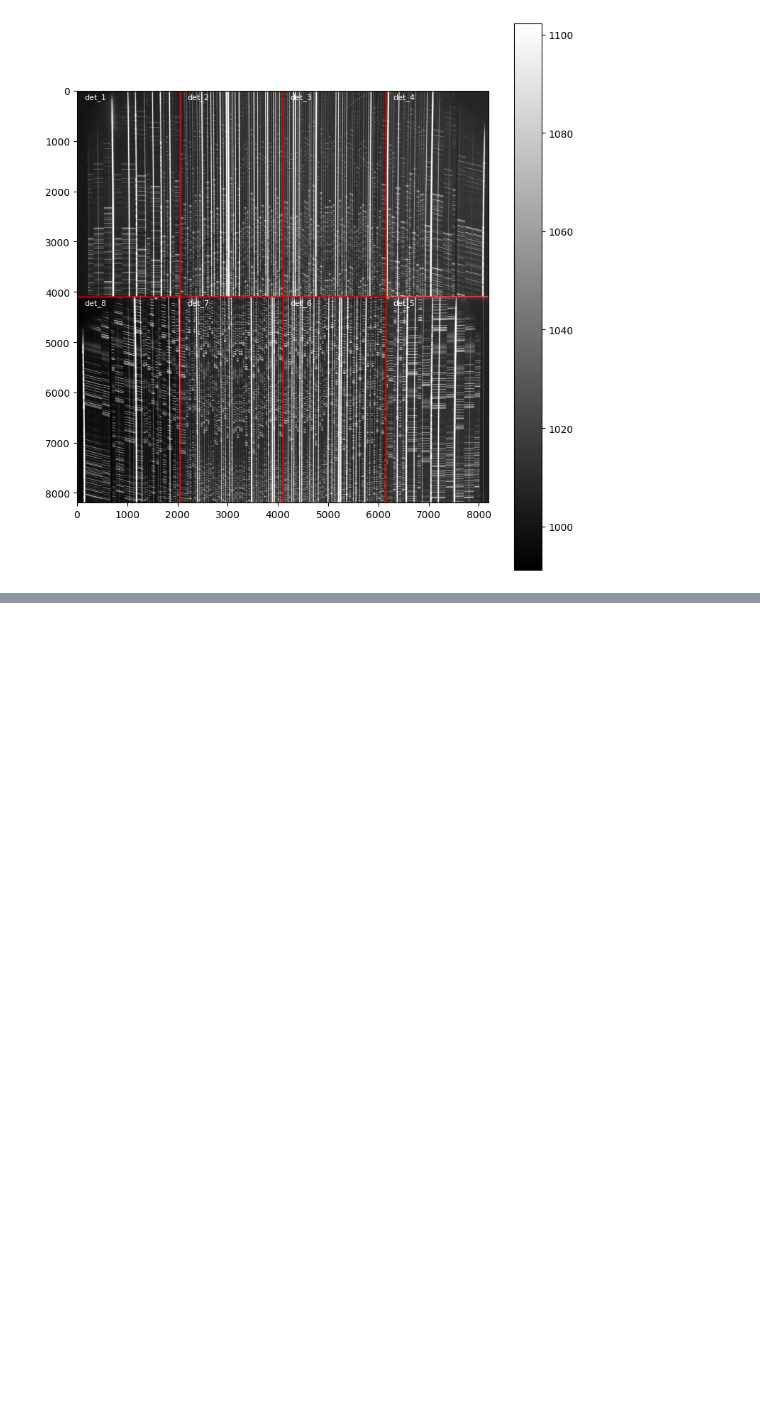
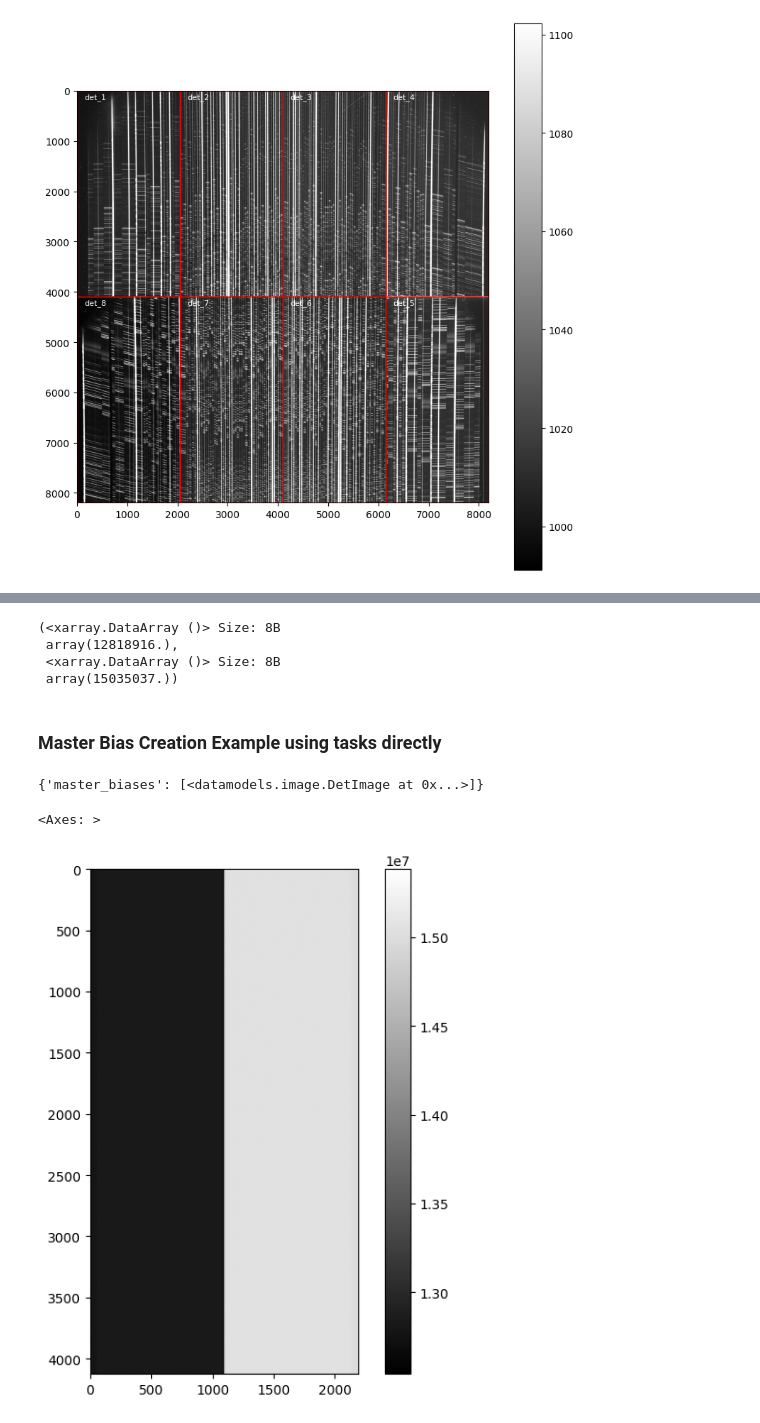
Before and after one commit to CaltechOpticalObservatories/eregion, a Jupyter notebook: playground/test.ipynb, the cells around one changed output, grey strips where cells are left out. Cells and saved outputs as stored; diff of their text form; code cells hidden in the pictures; blank space fills up the shorter version.

```diff
--- a/playground/test.ipynb
+++ b/playground/test.ipynb
@@ -107,0 +100,30 @@ fpimage.show(cmap='gray', vmin=vmin, vmax=vmax)
+# %%
+res['images'][0].outputs['chan_1'].data.median(), res['images'][0].outputs['chan_2'].data.median()
+# %% [output]
+(<xarray.DataArray ()> Size: 8B
+ array(12818916.),
+ <xarray.DataArray ()> Size: 8B
+ array(15035037.))
+# %% [markdown]
+### Master Bias Creation Example using tasks directly
+# %%
+from tasks.imagegen import ImageCreator
+from tasks.calibration import MasterBias
+
+# Create image creator and run it to get bias images
+creator = ImageCreator(detector_config='../configs/detectors/deimos_singledet.yaml')
+res = creator.run(input_source='/Users/yashvi/Desktop/Detector Characterization Tools/DTU_dettest/DTU_singledet_acceptance/PTC/SCI/20250812-101350/*_bias_*.fits')
+bias_images = res['images']
+
+# Create master bias task and run it
+master_bias_task = MasterBias(method='median')
+mb_res = master_bias_task.run(bias_images=bias_images)
+# %%
+mb_res
+# %% [output]
+{'master_biases': [<datamodels.image.DetImage at 0x...>]}
+# %%
+mb_res['master_biases'][0].show(cmap='gray')
+# %% [output]
+<Axes: >
+[figure, added]
```
Also changed, not shown: parts of 23 cells of this notebook, 5 other files.
